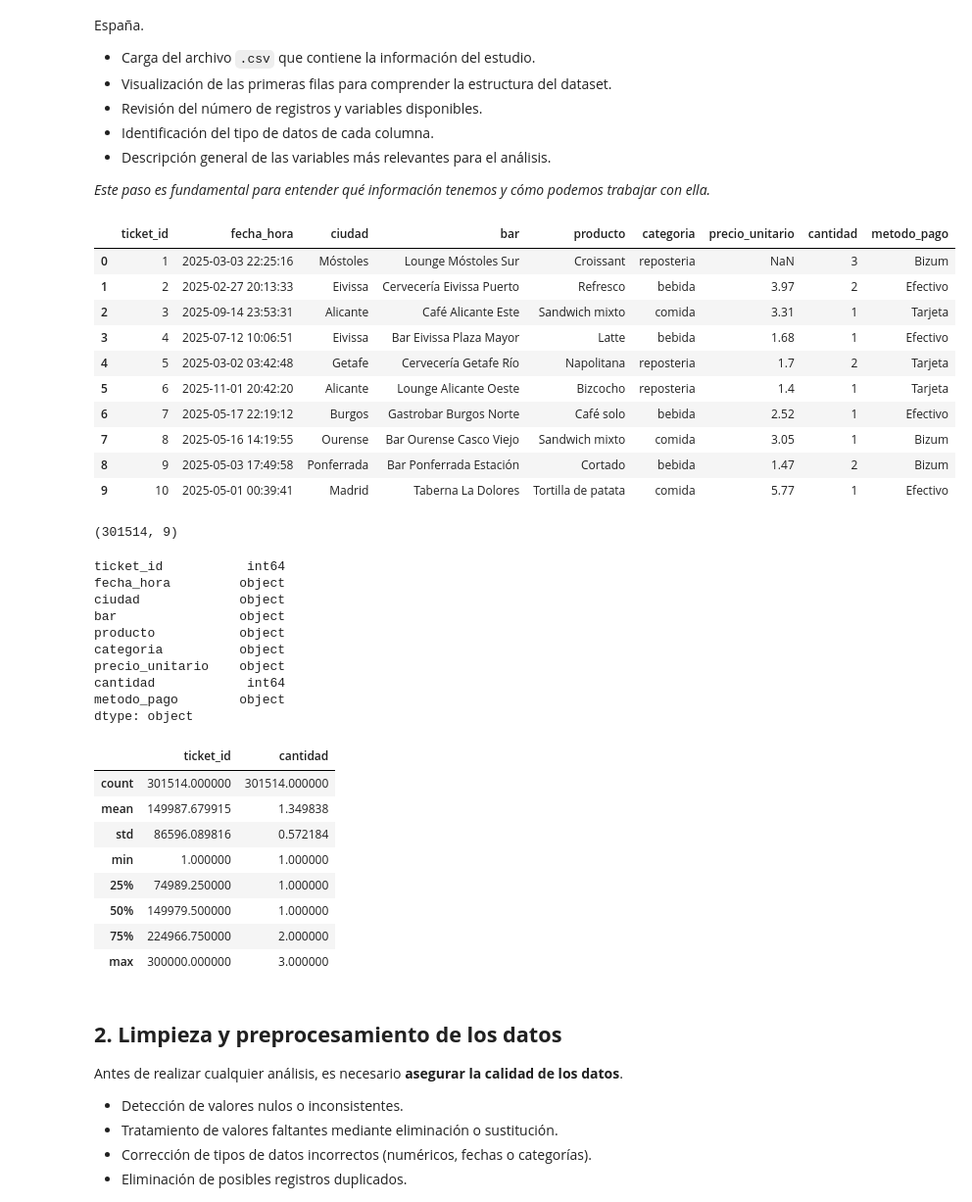
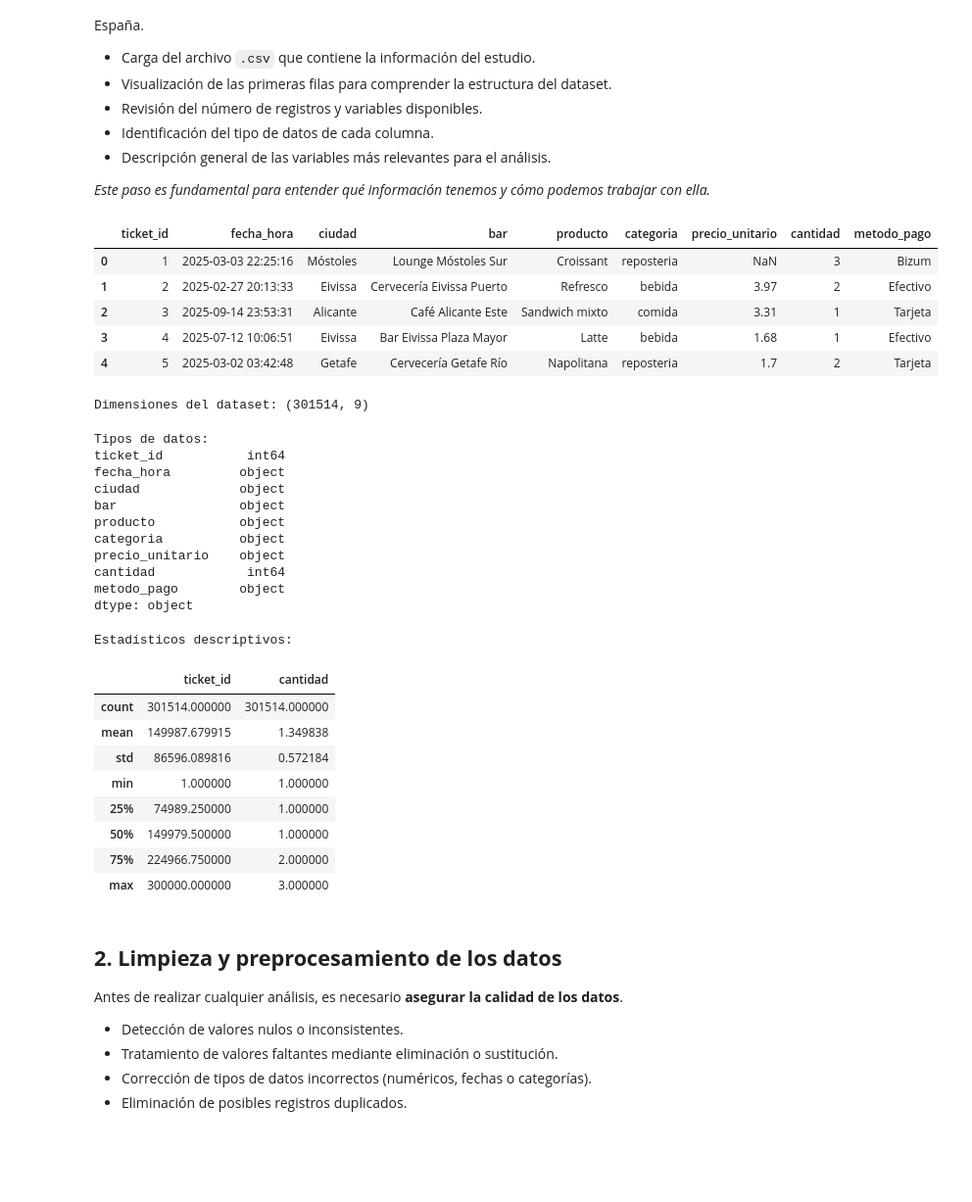
Before and after one commit to IbaiGarcia13/RETO2-G2-Cafeteria, a Jupyter notebook: RETO/RETO.ipynb, the cells around one changed output. Shown at 98% size. Saved outputs shown, nothing was run; the diff lists cells and outputs as text; code cells hidden in the pictures; blank space fills up the shorter version.

```diff
--- a/RETO/RETO.ipynb
+++ b/RETO/RETO.ipynb
@@ -23,29 +25,26 @@ df = pd.read_csv("ventas_cafeterias_espana_bares.csv")
 # %%
 
 # 1.2 Visualización de las primeras filas para comprender la estructura del dataset.
-df.head(10)
+display(df.head())
 # %% [output]
 |  | ticket_id | fecha_hora | ciudad | bar | producto | categoria | precio_unitario | cantidad | metodo_pago |
 | 0 | 1 | 2025-03-03 22:25:16 | Móstoles | Lounge Móstoles Sur | Croissant | reposteria | NaN | 3 | Bizum |
 | 1 | 2 | 2025-02-27 20:13:33 | Eivissa | Cervecería Eivissa Puerto | Refresco | bebida | 3.97 | 2 | Efectivo |
 | 2 | 3 | 2025-09-14 23:53:31 | Alicante | Café Alicante Este | Sandwich mixto | comida | 3.31 | 1 | Tarjeta |
 | 3 | 4 | 2025-07-12 10:06:51 | Eivissa | Bar Eivissa Plaza Mayor | Latte | bebida | 1.68 | 1 | Efectivo |
 | 4 | 5 | 2025-03-02 03:42:48 | Getafe | Cervecería Getafe Río | Napolitana | reposteria | 1.7 | 2 | Tarjeta |
-| 5 | 6 | 2025-11-01 20:42:20 | Alicante | Lounge Alicante Oeste | Bizcocho | reposteria | 1.4 | 1 | Tarjeta |
-| 6 | 7 | 2025-05-17 22:19:12 | Burgos | Gastrobar Burgos Norte | Café solo | bebida | 2.52 | 1 | Efectivo |
-| 7 | 8 | 2025-05-16 14:19:55 | Ourense | Bar Ourense Casco Viejo | Sandwich mixto | comida | 3.05 | 1 | Bizum |
-| 8 | 9 | 2025-05-03 17:49:58 | Ponferrada | Bar Ponferrada Estación | Cortado | bebida | 1.47 | 2 | Bizum |
-| 9 | 10 | 2025-05-01 00:39:41 | Madrid | Taberna La Dolores | Tortilla de patata | comida | 5.77 | 1 | Efectivo |
 # %%
 # 1.3 Revisión del número de registros y variables disponibles.
-df.shape
+print(f"Dimensiones del dataset: {df.shape}")
 # %% [output]
-(301514, 9)
+Dimensiones del dataset: (301514, 9)
 # %%
 
 # 1.4 Identificación del tipo de datos de cada columna.
-df.dtypes
+print("\nTipos de datos:")
+print(df.dtypes)
 # %% [output]
+Tipos de datos:
 ticket_id           int64
 fecha_hora         object
 ciudad             object
@@ -58,8 +57,10 @@ metodo_pago        object
 dtype: object
 # %%
 # 1.5 Descripción general de las variables más relevantes para el análisis.
-df.describe()
+print("\nEstadísticos descriptivos:")
+display(df.describe())
 # %% [output]
+Estadísticos descriptivos:
 |  | ticket_id | cantidad |
 | count | 301514.000000 | 301514.000000 |
 | mean | 149987.679915 | 1.349838 |
```
Also changed, not shown: parts of 17 cells of this notebook.
